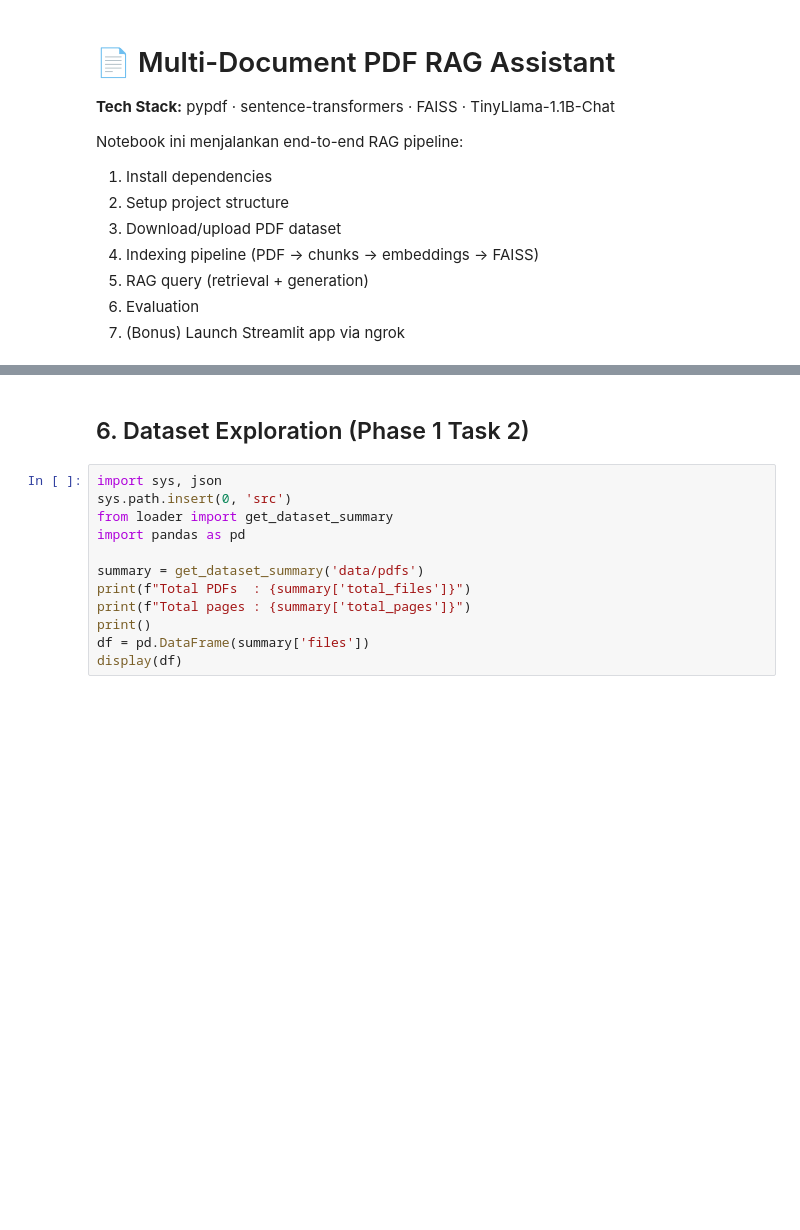
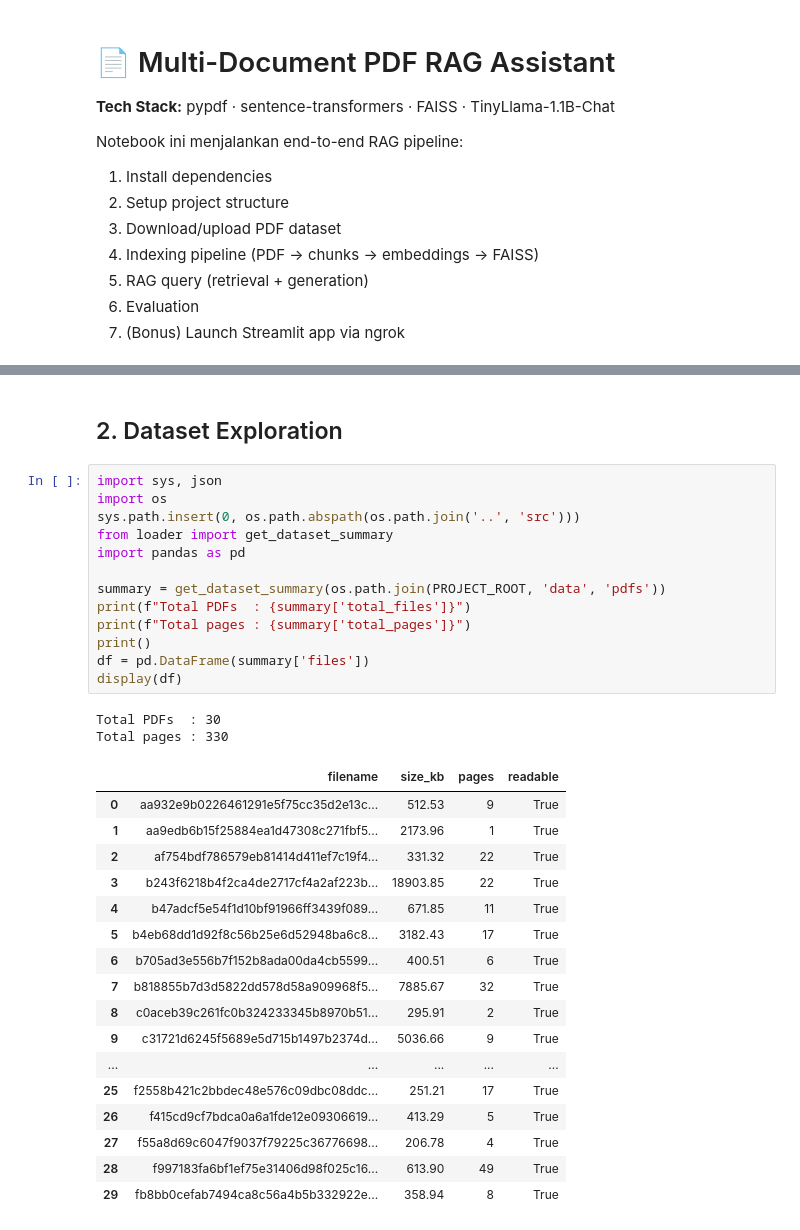
Before and after one commit to rakdaf08/nolimit-ds-test-rakadaffa, a Jupyter notebook: notebook/rag_pipeline.ipynb, the cells around one changed output, grey strips where cells are left out. Drawn from its saved outputs; the diff is of its cells as text; blank space fills up the shorter version.

```diff
--- a/notebook/rag_pipeline.ipynb
+++ b/notebook/rag_pipeline.ipynb
@@ -256,15 +75,36 @@ class Retriever:
 # %% [markdown]
-## 6. Dataset Exploration (Phase 1 Task 2)
+## 2. Dataset Exploration
 # %%
 import sys, json
-sys.path.insert(0, 'src')
+import os
+sys.path.insert(0, os.path.abspath(os.path.join('..', 'src')))
 from loader import get_dataset_summary
 import pandas as pd
 
-summary = get_dataset_summary('data/pdfs')
+summary = get_dataset_summary(os.path.join(PROJECT_ROOT, 'data', 'pdfs'))
 print(f"Total PDFs  : {summary['total_files']}")
 print(f"Total pages : {summary['total_pages']}")
 print()
 df = pd.DataFrame(summary['files'])
 display(df)
+# %% [output]
+Total PDFs  : 30
+Total pages : 330
+|  | filename | size_kb | pages | readable |
+| 0 | aa932e9b0226461291e5f75cc35d2e13c... | 512.53 | 9 | True |
+| 1 | aa9edb6b15f25884ea1d47308c271fbf5... | 2173.96 | 1 | True |
+| 2 | af754bdf786579eb81414d411ef7c19f4... | 331.32 | 22 | True |
+| 3 | b243f6218b4f2ca4de2717cf4a2af223b... | 18903.85 | 22 | True |
+| 4 | b47adcf5e54f1d10bf91966ff3439f089... | 671.85 | 11 | True |
+| 5 | b4eb68dd1d92f8c56b25e6d52948ba6c8... | 3182.43 | 17 | True |
+| 6 | b705ad3e556b7f152b8ada00da4cb5599... | 400.51 | 6 | True |
+| 7 | b818855b7d3d5822dd578d58a909968f5... | 7885.67 | 32 | True |
+| 8 | c0aceb39c261fc0b324233345b8970b51... | 295.91 | 2 | True |
+| 9 | c31721d6245f5689e5d715b1497b2374d... | 5036.66 | 9 | True |
+| ... | ... | ... | ... | ... |
+| 25 | f2558b421c2bbdec48e576c09dbc08ddc... | 251.21 | 17 | True |
+| 26 | f415cd9cf7bdca0a6a1fde12e09306619... | 413.29 | 5 | True |
+| 27 | f55a8d69c6047f9037f79225c36776698... | 206.78 | 4 | True |
+| 28 | f997183fa6bf1ef75e31406d98f025c16... | 613.90 | 49 | True |
+| 29 | fb8bb0cefab7494ca8c56a4b5b332922e... | 358.94 | 8 | True |
 # %% [markdown]
```
Also changed, not shown: parts of 34 cells of this notebook, 4 other files.
